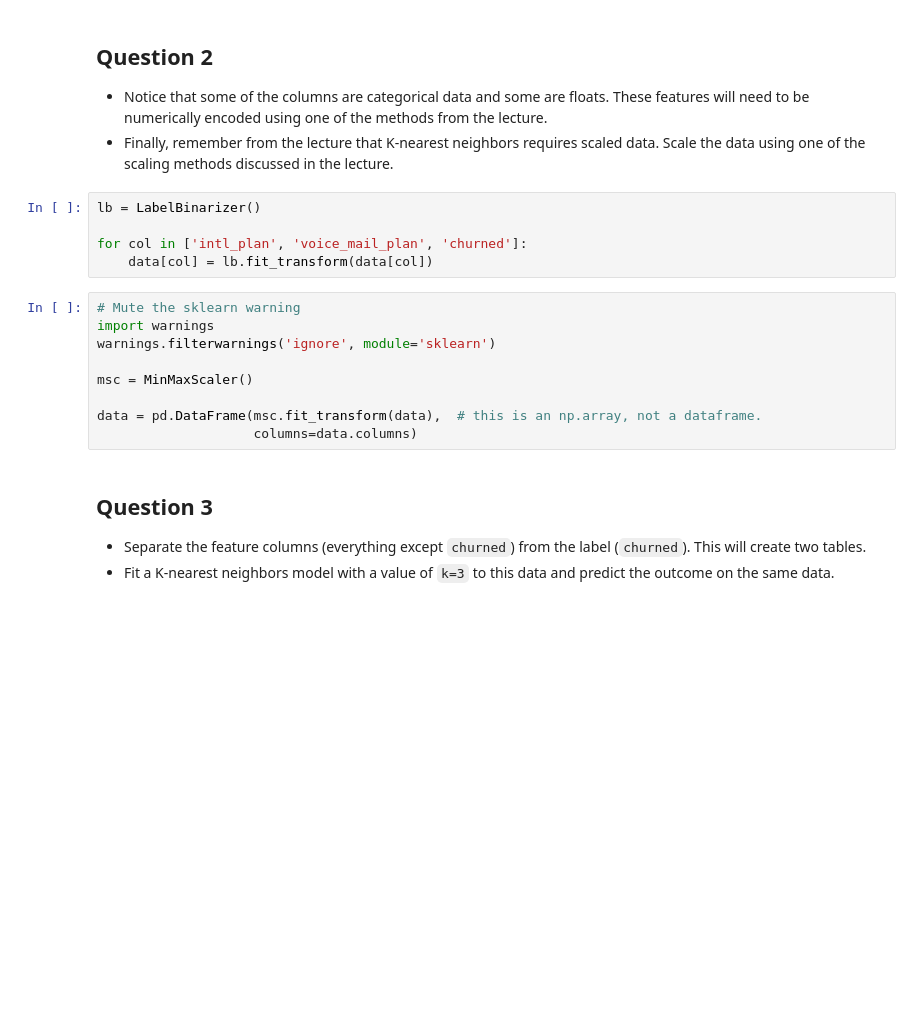
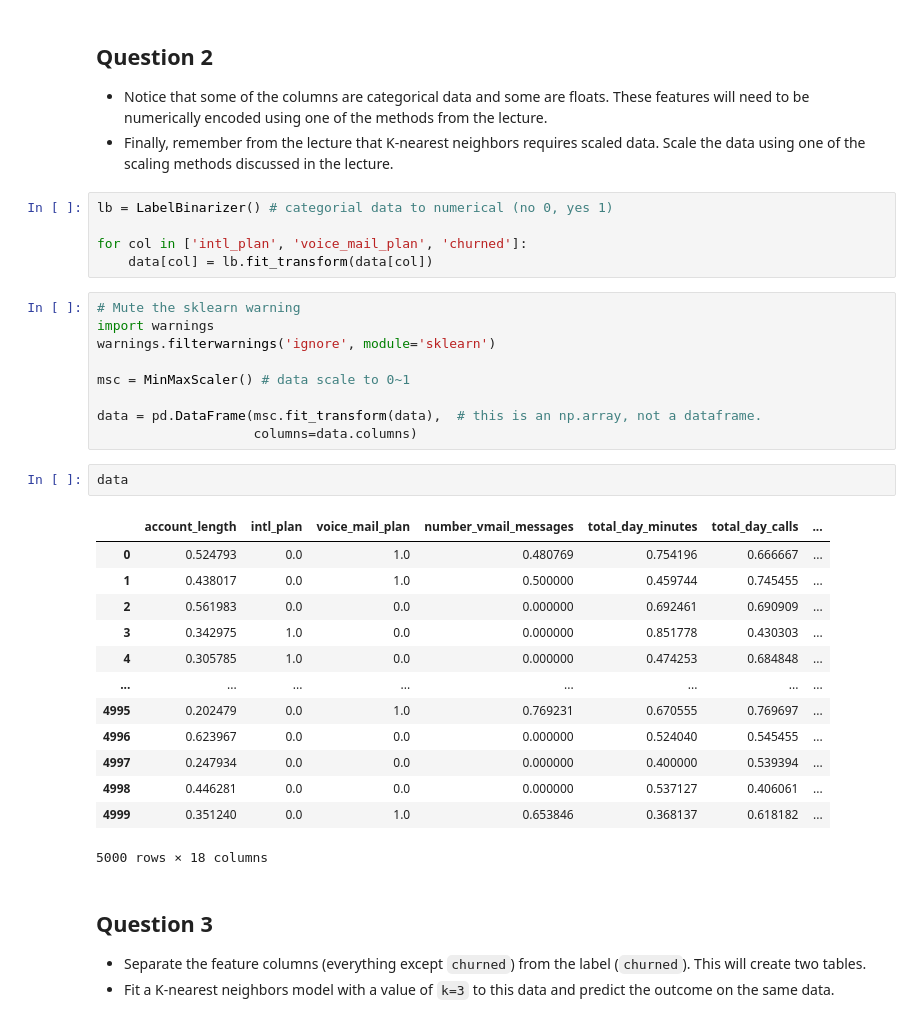
Before and after one commit to robinjoo1015/artificial-intelligence-2022-2, a Jupyter notebook: W12/Intel_ML501_02_Supervised_Learning_and_K_Nearest_Neighbors_Exercises.ipynb, the cells around one changed output. Drawn from its saved outputs; the diff is of its cells as text; blank space fills up the shorter version.

```diff
--- a/W12/Intel_ML501_02_Supervised_Learning_and_K_Nearest_Neighbors_Exercises.ipynb
+++ b/W12/Intel_ML501_02_Supervised_Learning_and_K_Nearest_Neighbors_Exercises.ipynb
@@ -92,7 +92,7 @@ Index(['account_length', 'intl_plan', 'voice_mail_plan',
 * Notice that some of the columns are categorical data and some are floats. These features will need to be numerically encoded using one of the methods from the lecture.
 * Finally, remember from the lecture that K-nearest neighbors requires scaled data. Scale the data using one of the scaling methods discussed in the lecture.
 # %%
-lb = LabelBinarizer()
+lb = LabelBinarizer() # categorial data to numerical (no 0, yes 1)
 
 for col in ['intl_plan', 'voice_mail_plan', 'churned']:
     data[col] = lb.fit_transform(data[col])
@@ -101,10 +101,26 @@ for col in ['intl_plan', 'voice_mail_plan', 'churned']:
 import warnings
 warnings.filterwarnings('ignore', module='sklearn')
 
-msc = MinMaxScaler()
+msc = MinMaxScaler() # data scale to 0~1
 
 data = pd.DataFrame(msc.fit_transform(data),  # this is an np.array, not a dataframe.
                     columns=data.columns)
+# %%
+data
+# %% [output]
+|  | account_length | intl_plan | voice_mail_plan | number_vmail_messages | total_day_minutes | total_day_calls | ... |
+| 0 | 0.524793 | 0.0 | 1.0 | 0.480769 | 0.754196 | 0.666667 | ... |
+| 1 | 0.438017 | 0.0 | 1.0 | 0.500000 | 0.459744 | 0.745455 | ... |
+| 2 | 0.561983 | 0.0 | 0.0 | 0.000000 | 0.692461 | 0.690909 | ... |
+| 3 | 0.342975 | 1.0 | 0.0 | 0.000000 | 0.851778 | 0.430303 | ... |
+| 4 | 0.305785 | 1.0 | 0.0 | 0.000000 | 0.474253 | 0.684848 | ... |
+| ... | ... | ... | ... | ... | ... | ... | ... |
+| 4995 | 0.202479 | 0.0 | 1.0 | 0.769231 | 0.670555 | 0.769697 | ... |
+| 4996 | 0.623967 | 0.0 | 0.0 | 0.000000 | 0.524040 | 0.545455 | ... |
+| 4997 | 0.247934 | 0.0 | 0.0 | 0.000000 | 0.400000 | 0.539394 | ... |
+| 4998 | 0.446281 | 0.0 | 0.0 | 0.000000 | 0.537127 | 0.406061 | ... |
+| 4999 | 0.351240 | 0.0 | 1.0 | 0.653846 | 0.368137 | 0.618182 | ... |
+5000 rows × 18 columns
 # %% [markdown]
 ## Question 3
 
```
Also changed, not shown: parts of 6 cells of this notebook, 1 other file.
